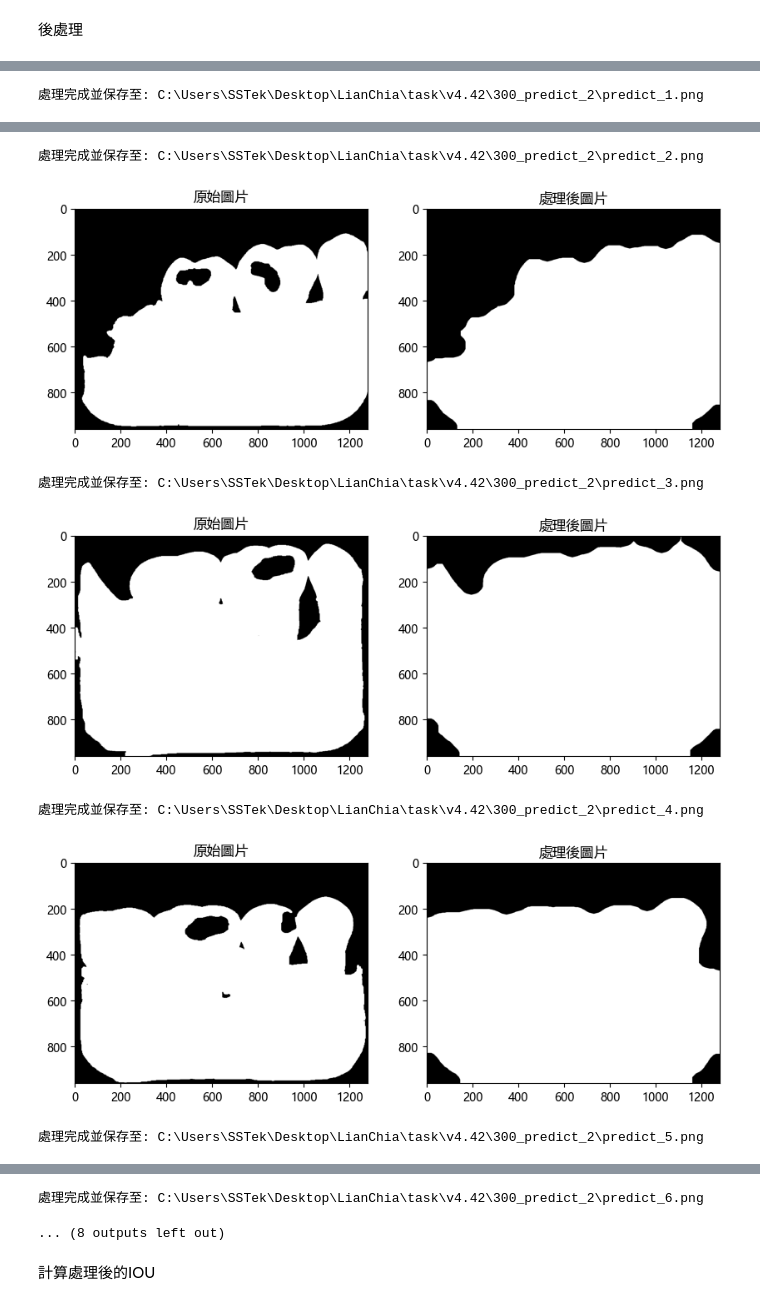
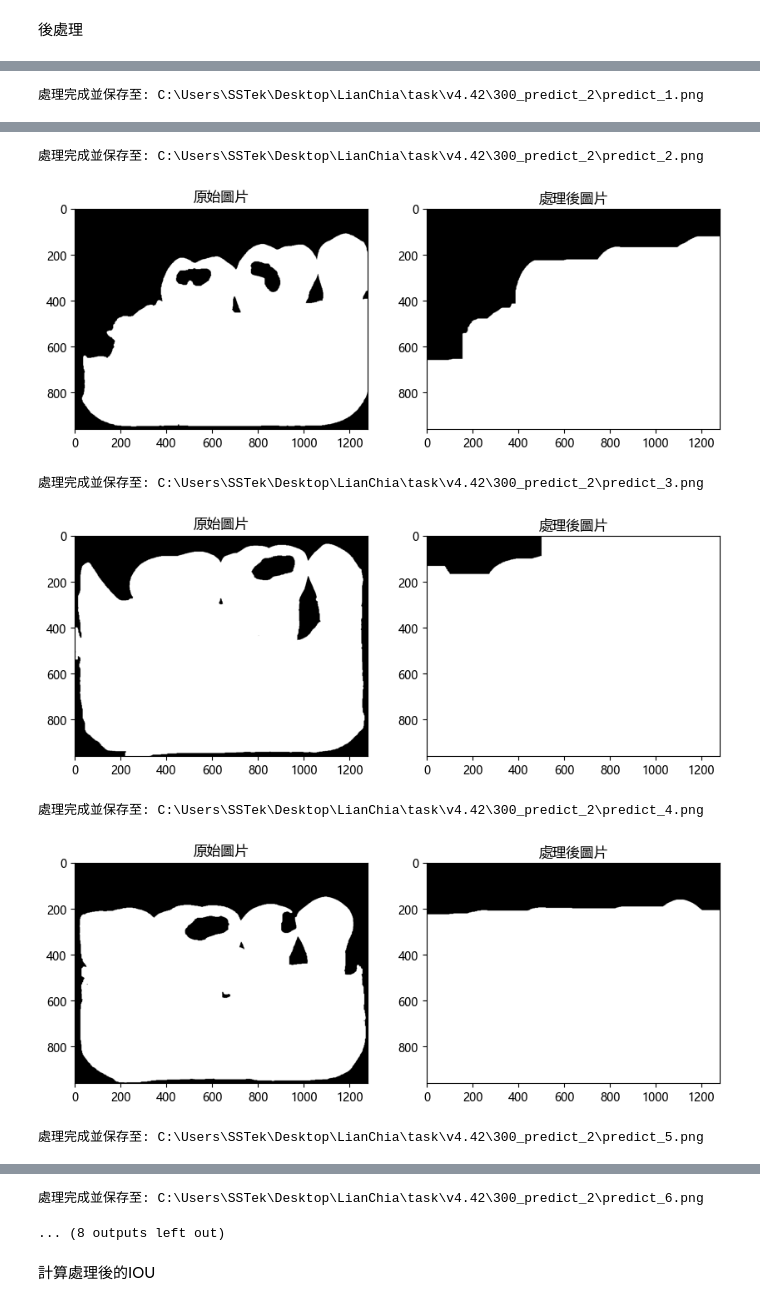
Before and after one commit to LianChia/task, a Jupyter notebook: v4.42/IOU.ipynb, the cells around one changed output, grey strips where cells are left out. Drawn from its saved outputs; the diff is of its cells as text; code cells hidden in the pictures.

```diff
--- a/v4.42/IOU.ipynb
+++ b/v4.42/IOU.ipynb
@@ -248,9 +248,9 @@ ellipse     ellipse       ellipse
 4                4              5
 0.833        0.838          0.844
 """
-kernel_shape = 'ellipse'  # 結構元素形狀 (可調整為 'rect', 'ellipse', 或 'circle')
-kernel_size = 20           # 內核大小 (可調整)
-iterations = 5             # 迭代次數 (可調整)
+kernel_shape = 'rect'  # 結構元素形狀 (可調整為 'rect', 'ellipse', 或 'circle')
+kernel_size = 18           # 內核大小 (可調整)
+iterations = 10             # 迭代次數 (可調整)
 
 # 遍歷資料夾中的每個圖片
 for image_file in image_files:
@@ -294,7 +294,7 @@ print("所有圖片處理完成。")
 處理完成並保存至: C:\Users\SSTek\Desktop\LianChia\task\v4.42\300_predict_2\predict_2.png
-[figure, old version]
+[figure, new version]
 處理完成並保存至: C:\Users\SSTek\Desktop\LianChia\task\v4.42\300_predict_2\predict_3.png
-[figure, old version]
+[figure, new version]
 處理完成並保存至: C:\Users\SSTek\Desktop\LianChia\task\v4.42\300_predict_2\predict_4.png
-[figure, old version]
+[figure, new version]
 處理完成並保存至: C:\Users\SSTek\Desktop\LianChia\task\v4.42\300_predict_2\predict_5.png
```
Also changed, not shown: parts of 2 cells of this notebook, 51 other files.
